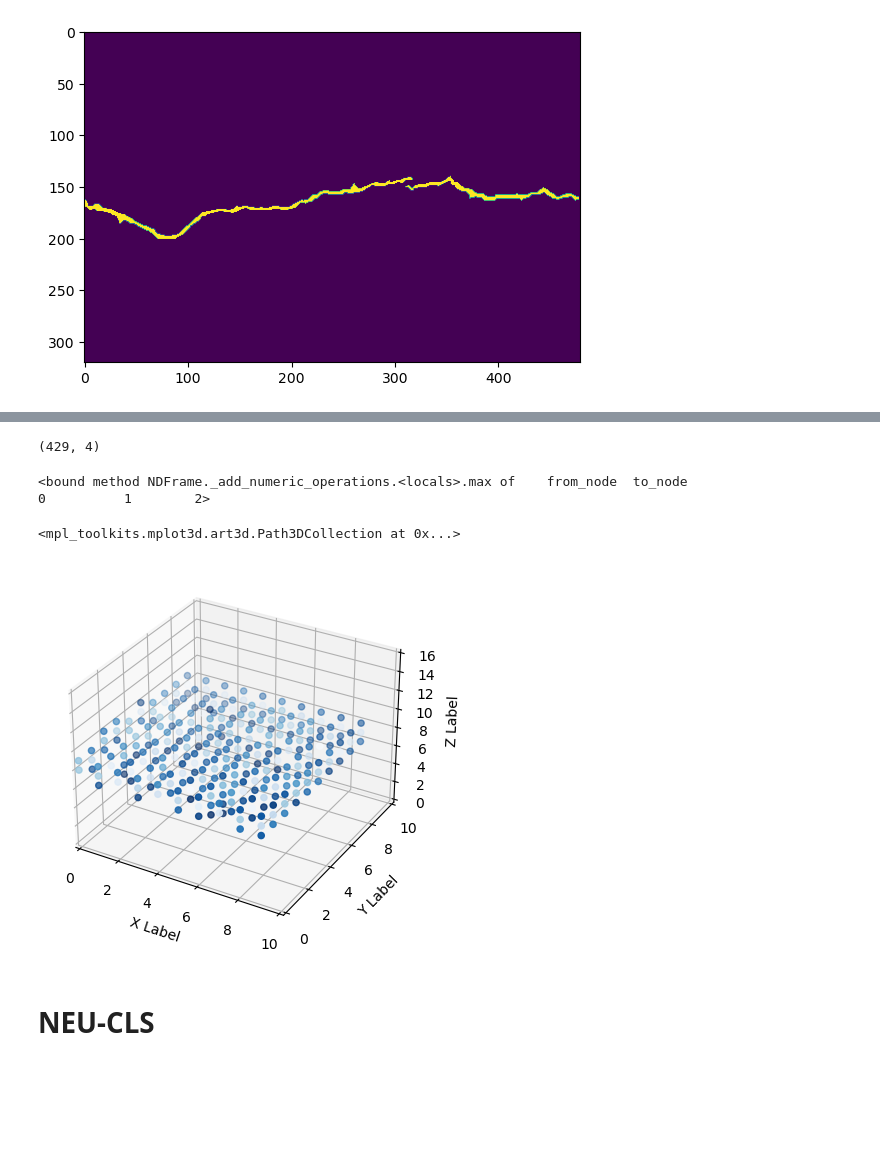
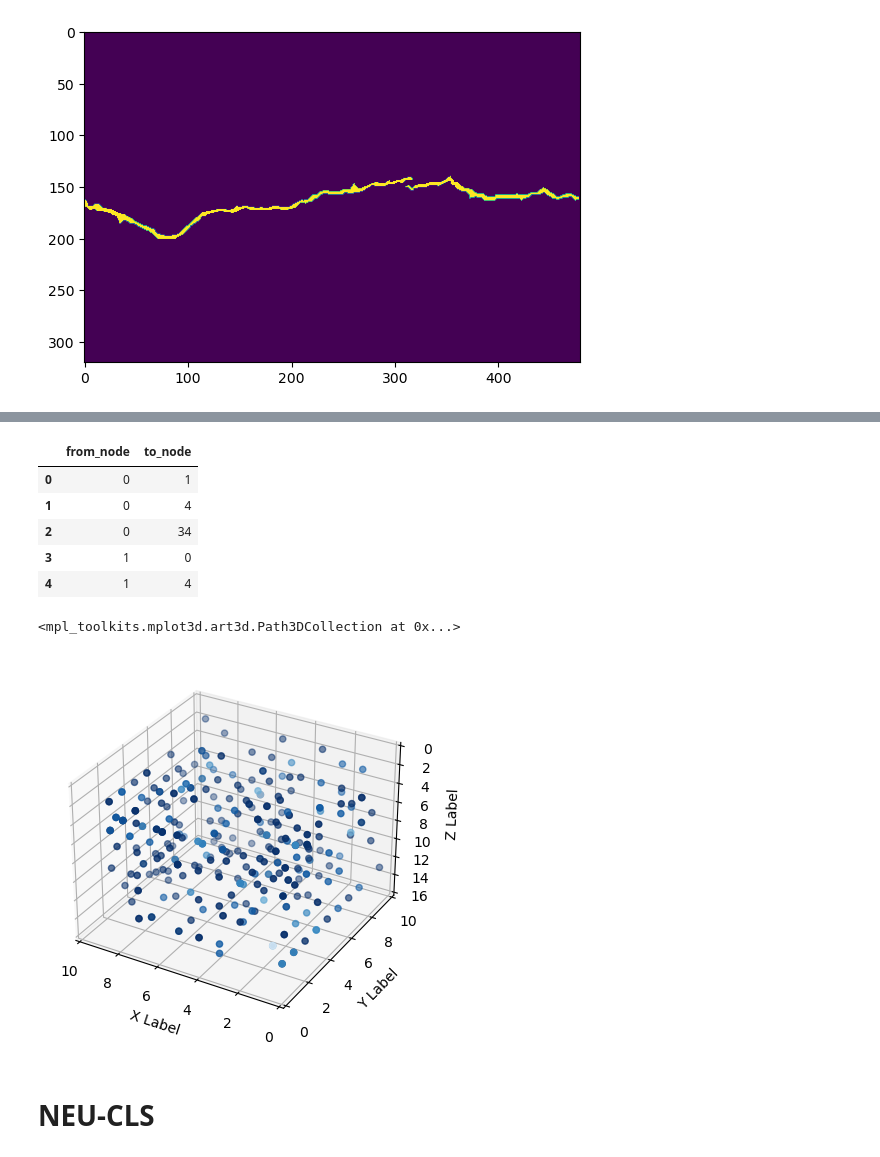
Before and after one commit to Jing-G2/Defect-Detection-exp, a Jupyter notebook: preprocessing/data_extract.ipynb, the cells around one changed output, grey strips where cells are left out. Saved outputs shown, nothing was run; the diff lists cells and outputs as text; code cells hidden in the pictures; blank space fills up the shorter version.

```diff
--- a/preprocessing/data_extract.ipynb
+++ b/preprocessing/data_extract.ipynb
@@ -100,0 +163,7 @@ patch_y_max = ceil(width / unit_size)
+# %%
+from sklearn.cluster import KMeans
+km = KMeans(n_clusters=16)
+cluster  = km.fit_predict(tsne_result)
+# %%
+uni, counts = np.unique(cluster, return_counts=True)
+uni, counts
@@ -101,4 +174,7 @@ patch_y_max = ceil(width / unit_size)
 # %%
+min_tsne = tsne_result.min()
+max_tsne = tsne_result.max()
+
 for i in range(patch_x_max):
     for j in range(patch_y_max):
         if (i + 1) * unit_size < height and (j + 1) * unit_size < width:
@@ -111,18 +187,26 @@ for i in range(patch_x_max):
         elif (i + 1) * unit_size >= height and (j + 1) * unit_size >= width:
             patch = img[i * unit_size:, j * unit_size:]
 
-        uni_c, counts = np.unique(patch, return_counts=True)
+        if len(patch.shape) > 2:  # rgb
+            uni_c, counts = np.unique(patch.reshape(-1, 3),
+                                        return_counts=True,
+                                        axis=0)
+        else:  # gray
+            uni_c, counts = np.unique(patch, return_counts=True)
 
         # define each patch as a node in the graph
         for c, count in zip(uni_c, counts):
-            density = count / patch.size
+            density = count / (patch.shape[0] * patch.shape[1])
             if density < 0.05:
                 continue
             cur_node = dict()
             cur_node['i'] = np.array(i)
             cur_node['j'] = np.array(j)
-            cur_node['c'] = np.array(c)
             cur_node['density'] = density * unit_size * unit_size
+            color_index = np.nonzero(np.abs((colors -
+                                             c)).sum(axis=-1) == 0)[0][0]
+            c_val = cluster[color_index]
+            cur_node['c'] = c_val
 
             nodes.append(cur_node)
 
@@ -158,41 +234,49 @@ edgesframe = pd.DataFrame(edges)
-# %%
-nodesframe.shape
-# %% [output]
-(429, 4)
 # %%
-edgesframe.max
+edgesframe.head()
 # %% [output]
-<bound method NDFrame._add_numeric_operations.<locals>.max of    from_node  to_node
-0          1        2>
+|  | from_node | to_node |
+| 0 | 0 | 1 |
+| 1 | 0 | 4 |
+| 2 | 0 | 34 |
+| 3 | 1 | 0 |
+| 4 | 1 | 4 |
 # %%
 xdata, ydata,cdata,den = [],[],[],[]
 for i in range(patch_x_max):
     for j in range(patch_y_max):
-        patch = img_patch[i * unit_size:(i + 1) * unit_size,
+        patch = img[i * unit_size:(i + 1) * unit_size,
                           j * unit_size:(j + 1) * unit_size]
-        uni_c, counts = np.unique(patch, return_counts=True)
+        uni_c, counts = np.unique(patch.reshape(-1, 3),
+                                          return_counts=True,
+                                          axis=0)
         for c, count in zip(uni_c, counts):
-            density = count  / patch.size
+            density = count  / 64
             if density >= 0.05:
                 den.append(density* unit_size * unit_size)
                 xdata.append(i)
                 ydata.append(j)
-                cdata.append(c)
+                color_index = np.nonzero(np.abs((colors -
+                                                c)).sum(axis=-1) == 0)[0][0]
+
+                # c_val = ((tsne_result[color_index][0] - min_tsne) /
+                #     (max_tsne - min_tsne + 1e-5) * 16) // 1
+                c_val = cluster[color_index]
+                cdata.append(c_val)
 
 
 
 fig = plt.figure()
 ax = plt.axes(projection='3d')
-ax.set_xlim((0, 10))
+ax.set_xlim((10,0))
 ax.set_ylim((0, 10))
-ax.set_zlim((0, 16))
+ax.set_zlim((16,0))
 ax.set_xlabel('X Label')
 ax.set_ylabel('Y Label')
 ax.set_zlabel('Z Label')
 ax.scatter3D(xdata, ydata, cdata, c=den, cmap='Blues_r')
 # %% [output]
 <mpl_toolkits.mplot3d.art3d.Path3DCollection at 0x...>
-[figure, old version]
+[figure, new version]
 # %% [markdown]
 # NEU-CLS
 # %%
```
Also changed, not shown: parts of 10 cells of this notebook, 5 other files.
